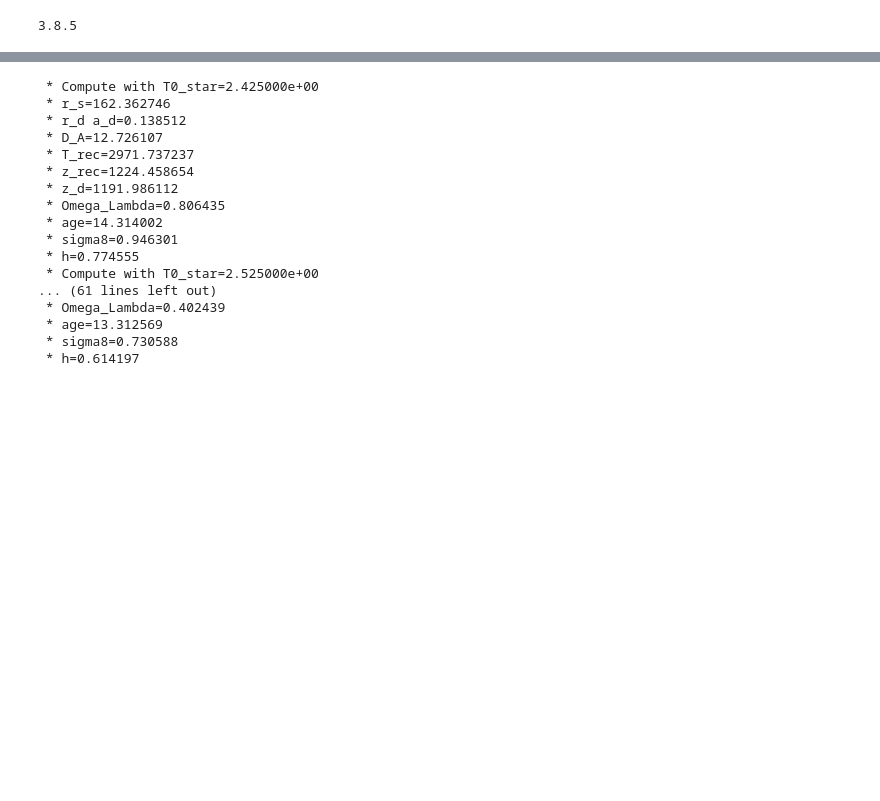
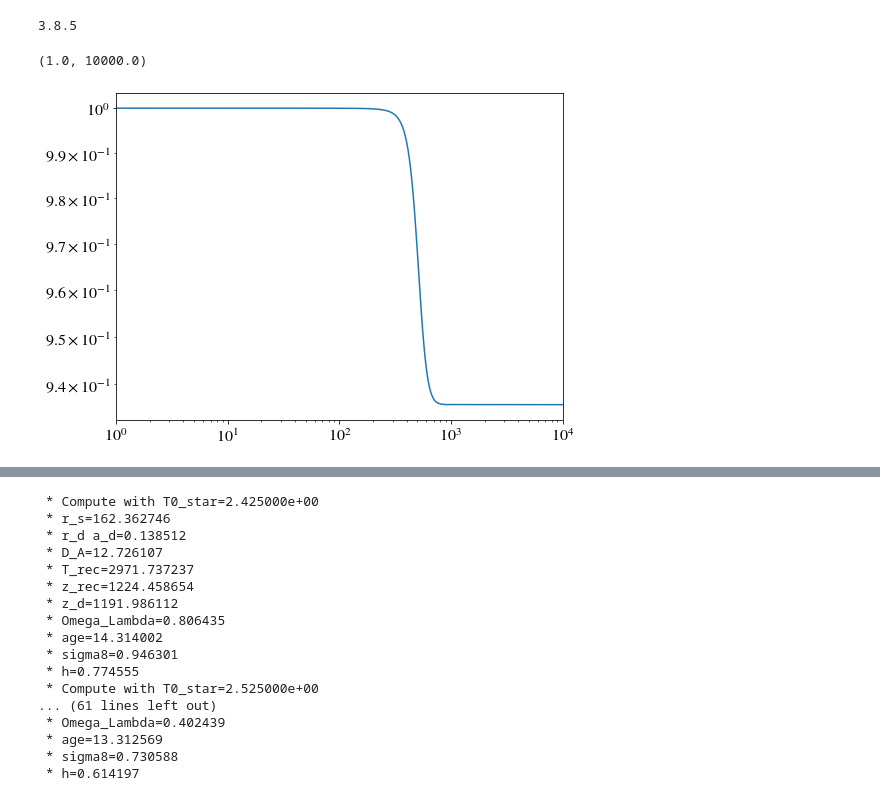
Before and after one commit to borisbolliet/class_dcdmsr, a Jupyter notebook: notebooks/varying_Tcmb.ipynb, the cells around one changed output, grey strips where cells are left out. Saved outputs shown, nothing was run; the diff lists cells and outputs as text; code cells hidden in the pictures; blank space fills up the shorter version.

```diff
--- a/notebooks/varying_Tcmb.ipynb
+++ b/notebooks/varying_Tcmb.ipynb
@@ -26,3 +28,18 @@ axislabelfontsize='large'
 matplotlib.rc('font', **font)
 matplotlib.mathtext.rcParams['legend.fontsize']='medium'
 plt.rcParams["figure.figsize"] = [8.0,6.0]
+# %%
+BG = np.loadtxt('/Users/boris/Work/CLASS-SZ/SO-SZ/class_T0/output/test_t0_background.dat')
+
+z_ar = BG[:,0]
+tau_ar = BG[:,1]
+mod_t_cmb_f = BG[:,28]
+mod_t_cmb_df_dz = BG[:,29]
+mod_t_cmb_dy = BG[:,30]
+# %%
+plt.plot(1.+z_ar,mod_t_cmb_f)
+plt.loglog()
+plt.xlim(1.,1e4)
+# %% [output]
+(1.0, 10000.0)
+[figure, added]
```
Also changed, not shown: parts of 21 cells of this notebook, 8 other files.
